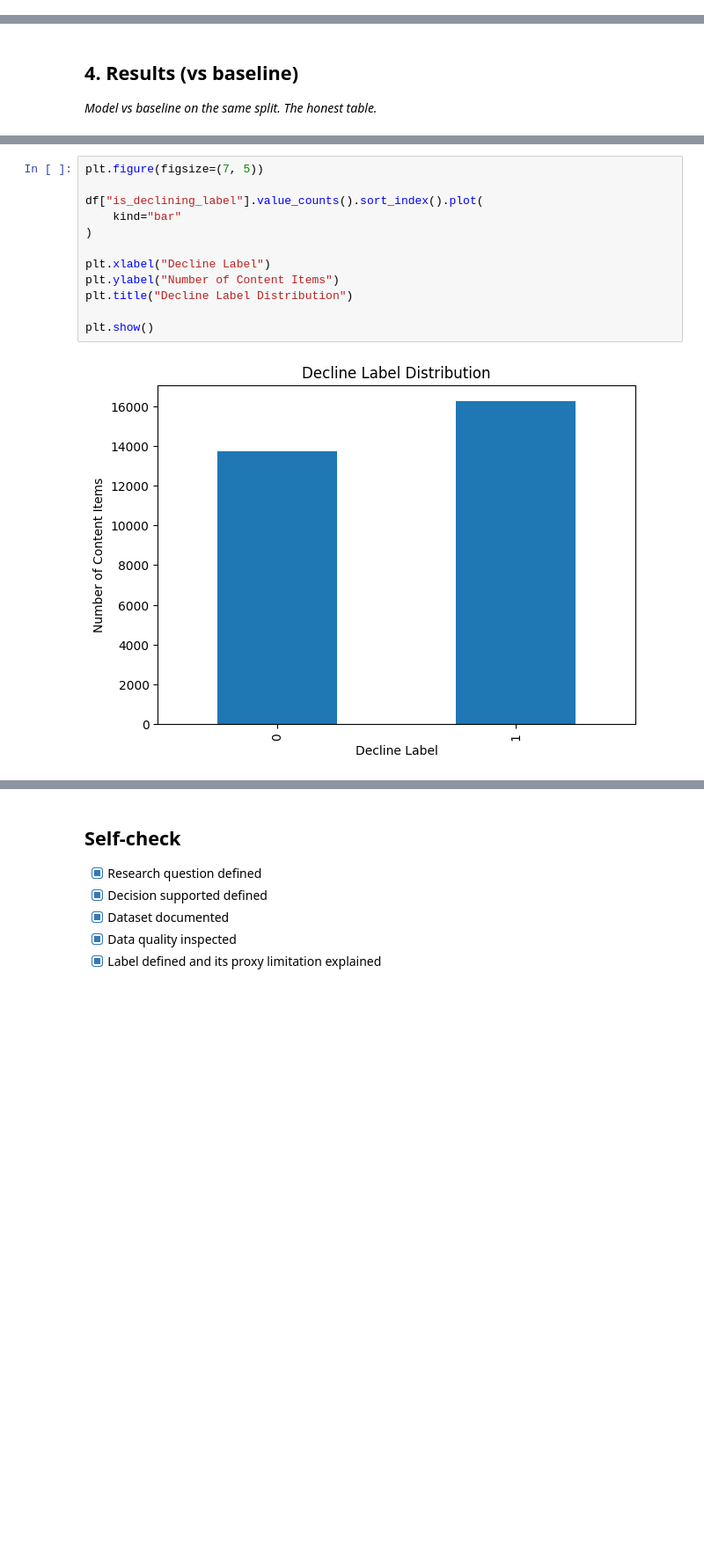
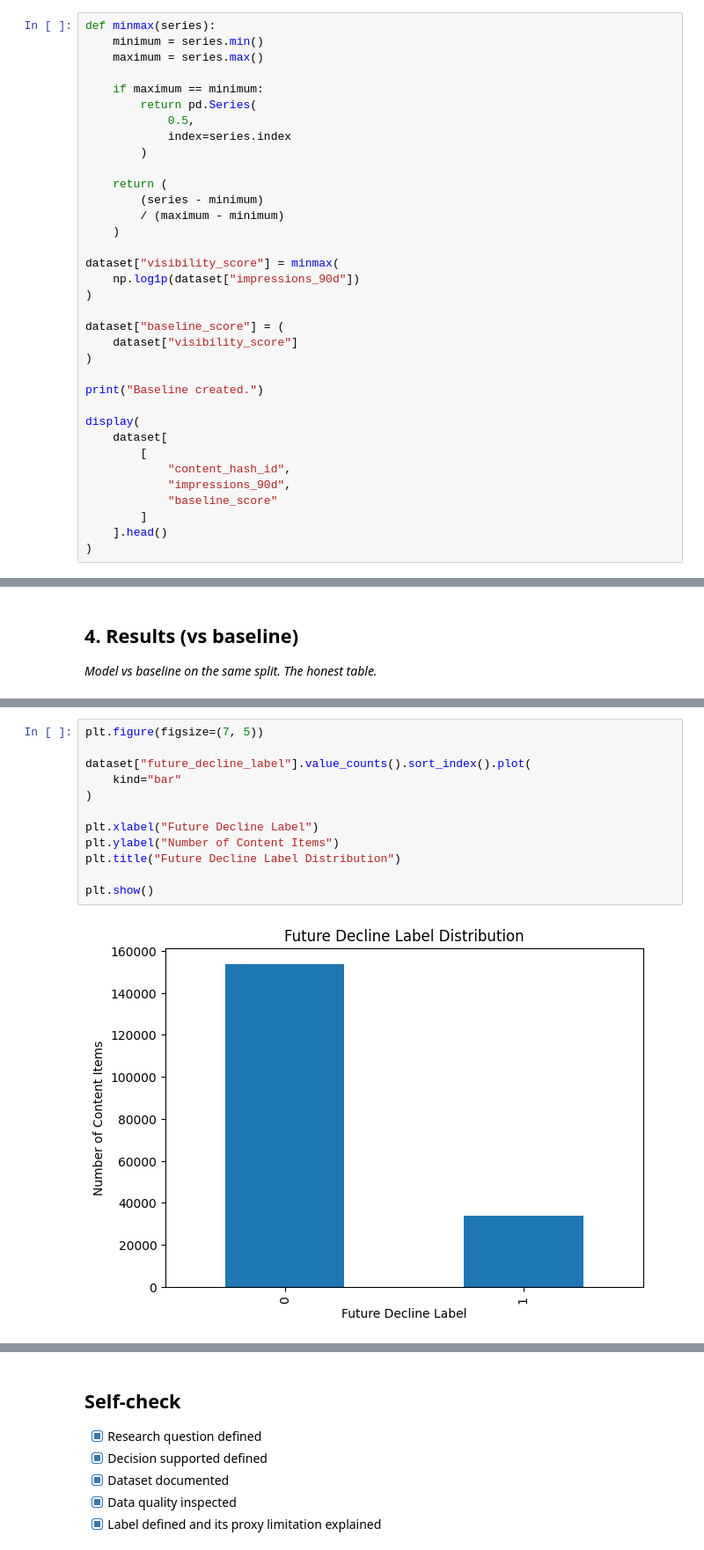
Before and after one commit to khadijaMajeed16/flyrank-machine-learning, a Jupyter notebook: work/notebooks/capstone.ipynb, the cells around one changed output, grey strips where cells are left out. Shown at 88% size. Saved outputs shown, nothing was run; the diff lists cells and outputs as text; blank space fills up the shorter version.

```diff
--- a/work/notebooks/capstone.ipynb
+++ b/work/notebooks/capstone.ipynb
@@ -818,0 +368,35 @@ display(top20)
+# %%
+def minmax(series):
+    minimum = series.min()
+    maximum = series.max()
+
+    if maximum == minimum:
+        return pd.Series(
+            0.5,
+            index=series.index
+        )
+
+    return (
+        (series - minimum)
+        / (maximum - minimum)
+    )
+
+dataset["visibility_score"] = minmax(
+    np.log1p(dataset["impressions_90d"])
+)
+
+dataset["baseline_score"] = (
+    dataset["visibility_score"]
+)
+
+print("Baseline created.")
+
+display(
+    dataset[
+        [
+            "content_hash_id",
+            "impressions_90d",
+            "baseline_score"
+        ]
+    ].head()
+)
@@ -900,15 +639,15 @@ plt.show()
 # %%
 plt.figure(figsize=(7, 5))
 
-df["is_declining_label"].value_counts().sort_index().plot(
+dataset["future_decline_label"].value_counts().sort_index().plot(
     kind="bar"
 )
 
-plt.xlabel("Decline Label")
+plt.xlabel("Future Decline Label")
 plt.ylabel("Number of Content Items")
-plt.title("Decline Label Distribution")
+plt.title("Future Decline Label Distribution")
 
 plt.show()
 # %% [output]
-[figure, old version]
+[figure, new version]
 # %%
```
Also changed, not shown: parts of 55 cells of this notebook.
